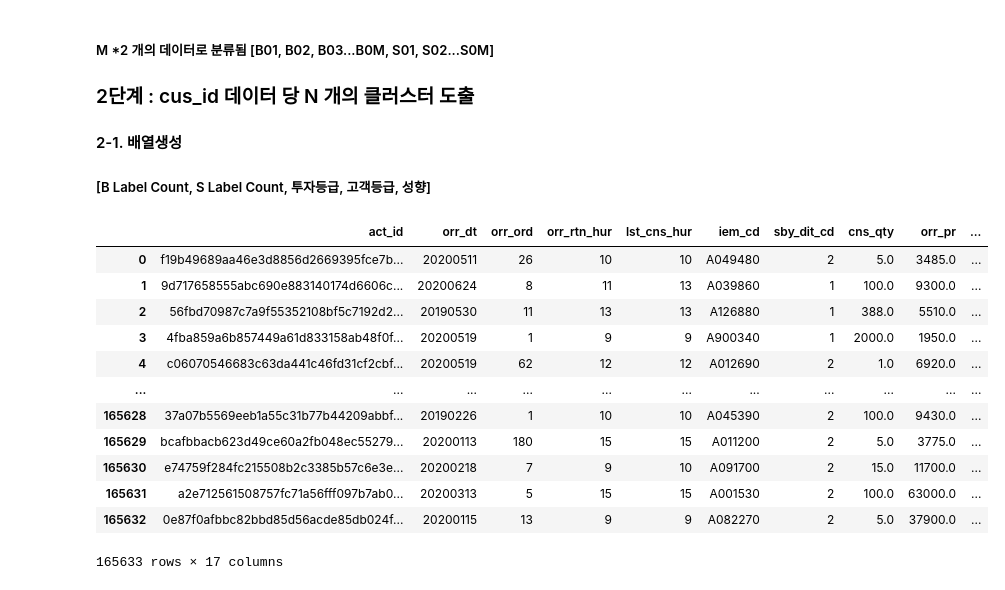
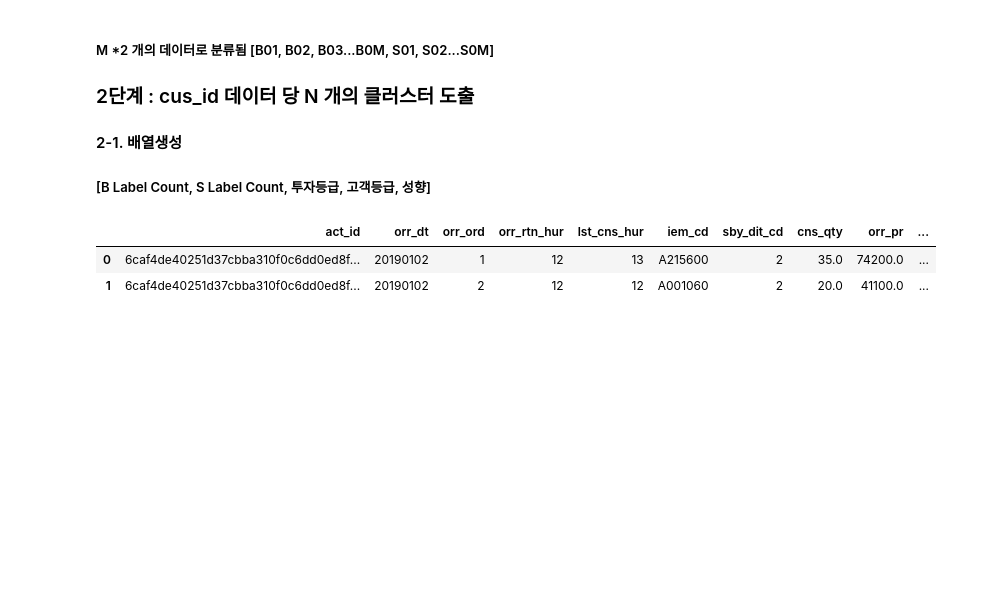
Before and after one commit to minhaeun/Data-Profiling, a Jupyter notebook: Project_20201230.ipynb, the cells around one changed output. Saved outputs shown, nothing was run; the diff lists cells and outputs as text; code cells hidden in the pictures; blank space fills up the shorter version.

```diff
--- a/Project_20201230.ipynb
+++ b/Project_20201230.ipynb
@@ -357,19 +357,10 @@ plt.show()
 #### 2-1. 배열생성
 ##### [B Label Count, S Label Count, 투자등급, 고객등급, 성향]
 # %%
-df = pd.read_csv("merged_s100.csv")
-df
+#df = pd.read_csv("merged_s100.csv")
+df = pd.read_csv("merged_TKAC.csv")
+df.head(2)
 # %% [output]
 |  | act_id | orr_dt | orr_ord | orr_rtn_hur | lst_cns_hur | iem_cd | sby_dit_cd | cns_qty | orr_pr | ... |
-| 0 | f19b49689aa46e3d8856d2669395fce7b... | 20200511 | 26 | 10 | 10 | A049480 | 2 | 5.0 | 3485.0 | ... |
-| 1 | 9d717658555abc690e883140174d6606c... | 20200624 | 8 | 11 | 13 | A039860 | 1 | 100.0 | 9300.0 | ... |
-| 2 | 56fbd70987c7a9f55352108bf5c7192d2... | 20190530 | 11 | 13 | 13 | A126880 | 1 | 388.0 | 5510.0 | ... |
-| 3 | 4fba859a6b857449a61d833158ab48f0f... | 20200519 | 1 | 9 | 9 | A900340 | 1 | 2000.0 | 1950.0 | ... |
-| 4 | c06070546683c63da441c46fd31cf2cbf... | 20200519 | 62 | 12 | 12 | A012690 | 2 | 1.0 | 6920.0 | ... |
-| ... | ... | ... | ... | ... | ... | ... | ... | ... | ... | ... |
-| 165628 | 37a07b5569eeb1a55c31b77b44209abbf... | 20190226 | 1 | 10 | 10 | A045390 | 2 | 100.0 | 9430.0 | ... |
-| 165629 | bcafbbacb623d49ce60a2fb048ec55279... | 20200113 | 180 | 15 | 15 | A011200 | 2 | 5.0 | 3775.0 | ... |
-| 165630 | e74759f284fc215508b2c3385b57c6e3e... | 20200218 | 7 | 9 | 10 | A091700 | 2 | 15.0 | 11700.0 | ... |
-| 165631 | a2e712561508757fc71a56fff097b7ab0... | 20200313 | 5 | 15 | 15 | A001530 | 2 | 100.0 | 63000.0 | ... |
-| 165632 | 0e87f0afbbc82bbd85d56acde85db024f... | 20200115 | 13 | 9 | 9 | A082270 | 2 | 5.0 | 37900.0 | ... |
+| 0 | 6caf4de40251d37cbba310f0c6dd0ed8f... | 20190102 | 1 | 12 | 13 | A215600 | 2 | 35.0 | 74200.0 | ... |
+| 1 | 6caf4de40251d37cbba310f0c6dd0ed8f... | 20190102 | 2 | 12 | 12 | A001060 | 2 | 20.0 | 41100.0 | ... |
-165633 rows × 17 columns
```
Also changed, not shown: parts of 17 cells of this notebook.
